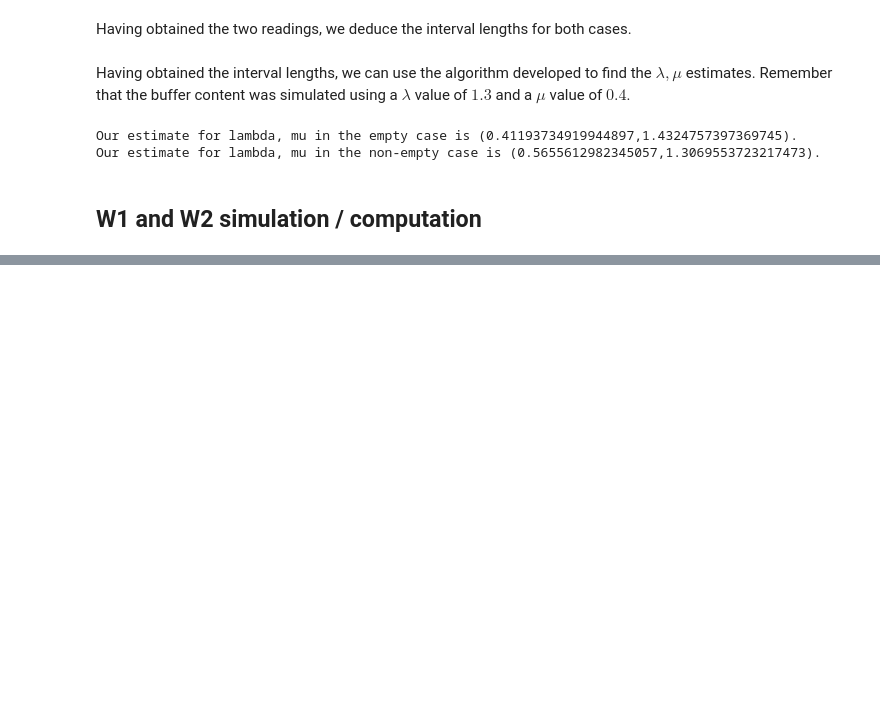
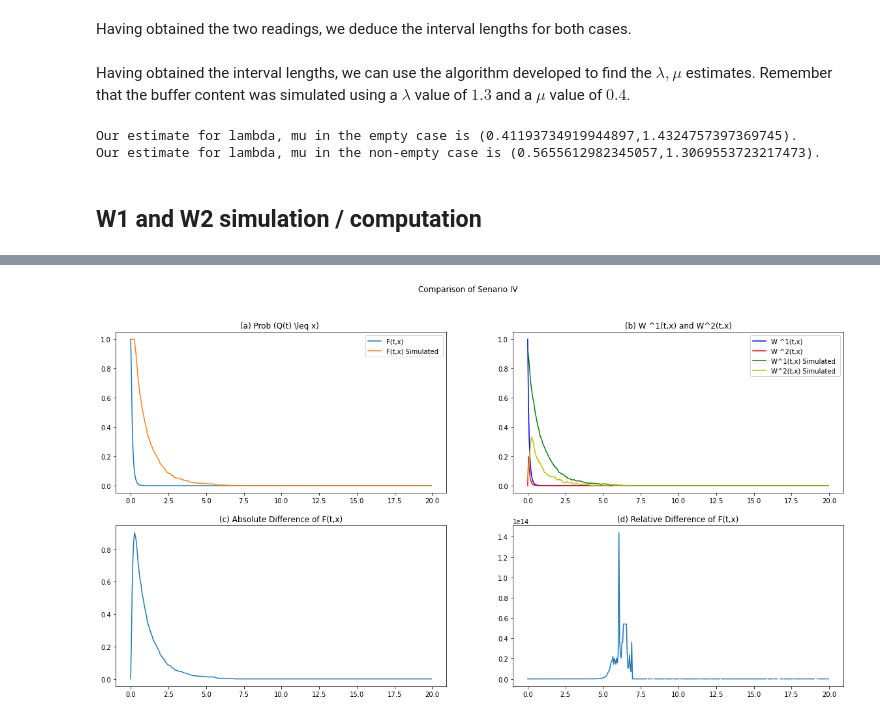
Before and after one commit to krushangv/ReliabilityResearch, a Jupyter notebook: SimulateQ.ipynb, the cells around one changed output, grey strips where cells are left out. Cells and saved outputs as stored; diff of their text form; code cells hidden in the pictures; blank space fills up the shorter version.

```diff
--- a/SimulateQ.ipynb
+++ b/SimulateQ.ipynb
@@ -451,0 +622,39 @@ plt.plot(vec, F1)
+# %%
+# Scenario IV
+# F vs. MC
+F_M_copy = F_M[1:]
+W_1M_copy = W_1M[1:]
+W_2M_copy = W_2M[1:]
+fig, ((ax1, ax2), (ax3, ax4)) = plt.subplots(2, 2, figsize=(20, 10))
+fig.suptitle('Comparison of Senario IV')
+line1, = ax1.plot(t , F,)
+line2, = ax1.plot(t , F_M_copy  )
+ax1.set_title('(a) Prob (Q(t) \leq x) ')
+ax1.legend ([line1, line2],['F(t,x)','F(t,x) Simulated '])
+# axis ([0 ,20 ,0 ,1])
+
+
+line1, =ax2.plot (t , W_1  ,'b')
+line2, =ax2.plot (t , W_2  ,'r')
+line3, =ax2.plot (t , W_1M_copy ,'g')
+line4, =ax2.plot (t , W_2M_copy ,'y')
+ax2.set_title ('(b) W ^1(t,x) and W^2(t,x)')
+ax2.legend ((line1, line2, line3, line4), ('W ^1(t,x)','W ^2(t,x)','W^1(t,x) Simulated ','W^2(t,x) Simulated'))
+# axis ([0 ,20 ,0 ,1])
+
+
+ax3.plot (t , abs ( F - F_M_copy ) )
+ax3.set_title ('(c) Absolute Difference of F(t,x)')
+# axis ([0 ,20])
+
+ax4.plot (t ,( abs ( F_M_copy - F ) / F  ) )
+ax4.set_title ('(d) Relative Difference of F(t,x)')
+
+# Distance
+L1_IV = sum ( abs ( F  - F_M_copy  ) * dt )
+L2_IV =  ( sum ((( F  - F_M_copy  )**2) * dt ) )**(0.5)
+Linf_IV = np.max(np.array( abs ( F  - F_M_copy  ) * dt) )
+Lmean_IV = np.mean(np.array( abs ( F  - F_M_copy  ) * dt) )
+L_IV =[ L1_IV, L2_IV, Linf_IV, Lmean_IV ]
+# %% [output]
+[figure, added]
```
Also changed, not shown: parts of 11 cells of this notebook.
